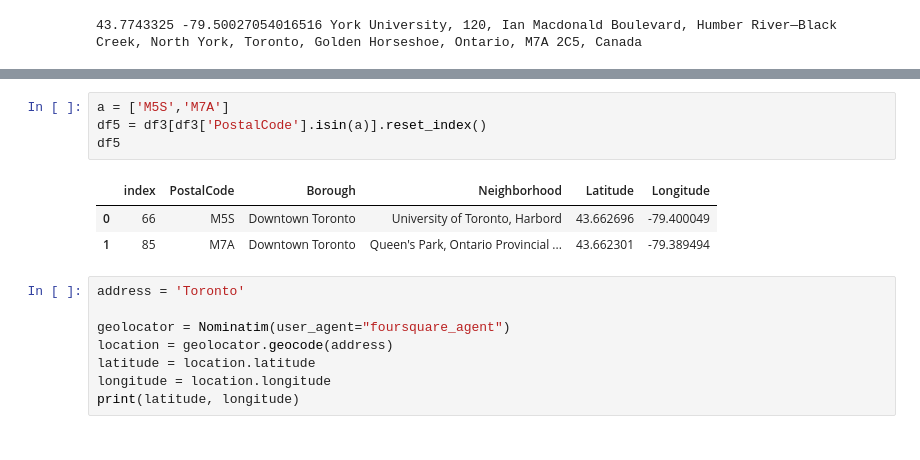
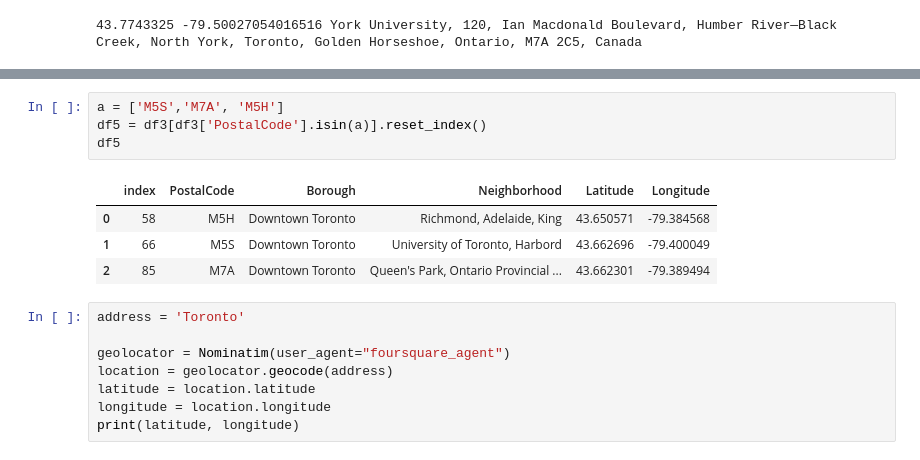
Before and after one commit to VeraZwr/Coursera_Capstone, a Jupyter notebook: Final Project.ipynb, the cells around one changed output, grey strips where cells are left out. Drawn from its saved outputs; the diff is of its cells as text.

```diff
--- a/Final Project.ipynb
+++ b/Final Project.ipynb
@@ -184,11 +203,12 @@ print(latitude_vu, longitude_vu, postcode_vu)
 # %%
-a = ['M5S','M7A']
+a = ['M5S','M7A', 'M5H']
 df5 = df3[df3['PostalCode'].isin(a)].reset_index()
 df5
 # %% [output]
 |  | index | PostalCode | Borough | Neighborhood | Latitude | Longitude |
-| 0 | 66 | M5S | Downtown Toronto | University of Toronto, Harbord | 43.662696 | -79.400049 |
-| 1 | 85 | M7A | Downtown Toronto | Queen's Park, Ontario Provincial ... | 43.662301 | -79.389494 |
+| 0 | 58 | M5H | Downtown Toronto | Richmond, Adelaide, King | 43.650571 | -79.384568 |
+| 1 | 66 | M5S | Downtown Toronto | University of Toronto, Harbord | 43.662696 | -79.400049 |
+| 2 | 85 | M7A | Downtown Toronto | Queen's Park, Ontario Provincial ... | 43.662301 | -79.389494 |
 # %%
 address = 'Toronto'
 
```
Also changed, not shown: parts of 13 cells of this notebook.
